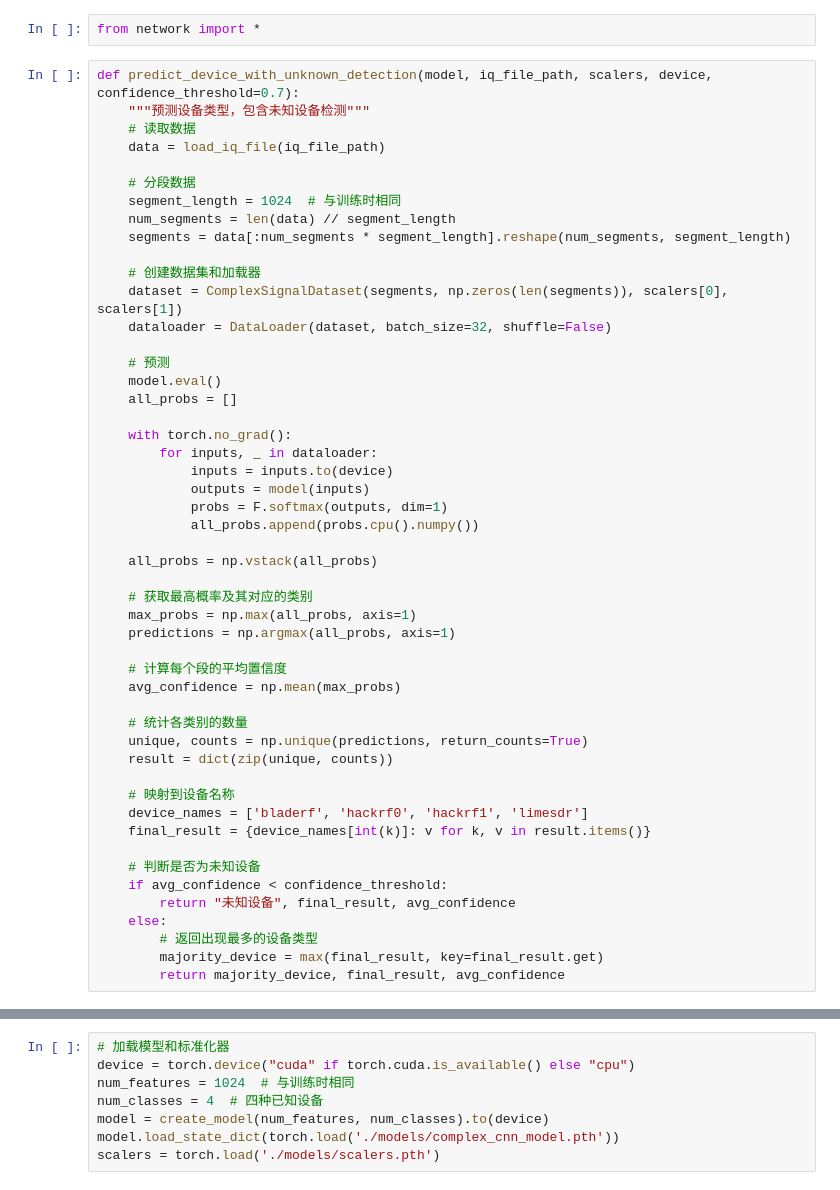
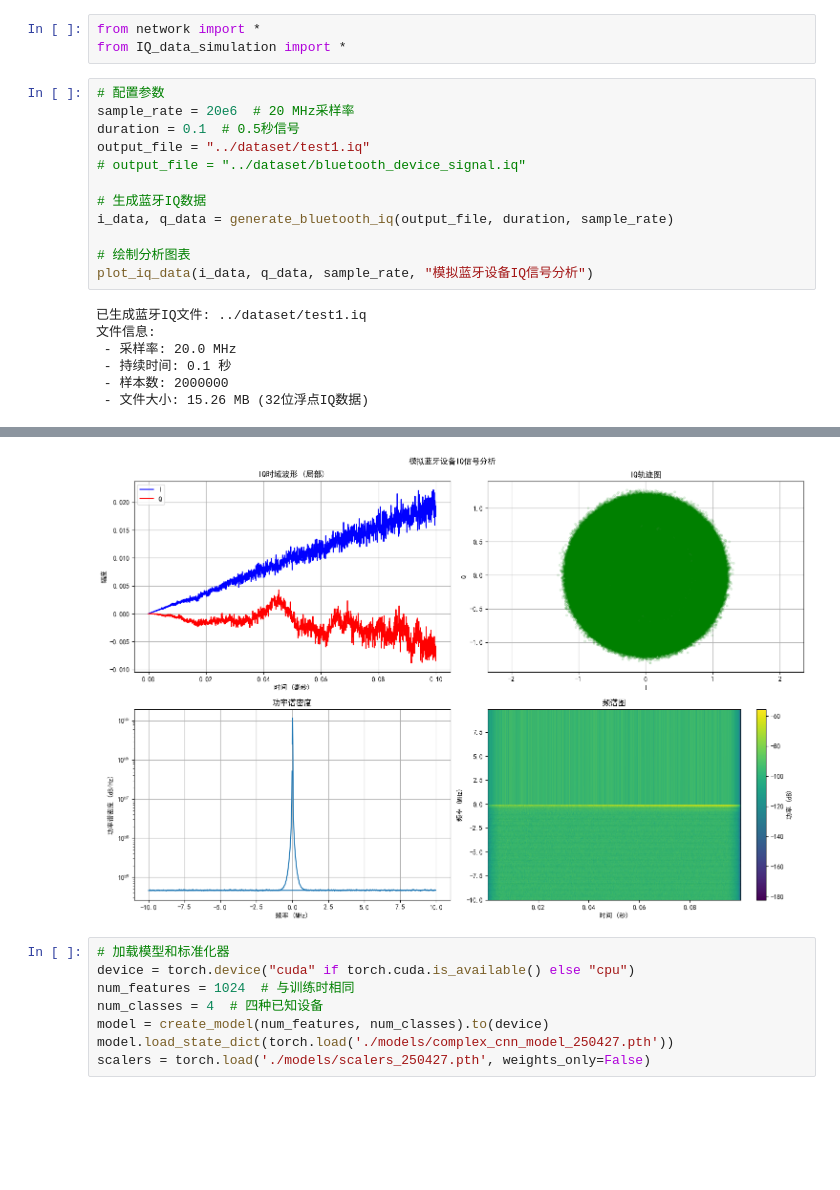
Before and after one commit to liycn/Bluetooth-RF-Fingerprint, a Jupyter notebook: model/open_set_recognition.ipynb, the cells around one changed output, grey strips where cells are left out. Drawn from its saved outputs; the diff is of its cells as text; blank space fills up the shorter version.

```diff
--- a/model/open_set_recognition.ipynb
+++ b/model/open_set_recognition.ipynb
@@ -1,52 +1,22 @@
 # %%
 from network import *
+from IQ_data_simulation import *
-# %%
-def predict_device_with_unknown_detection(model, iq_file_path, scalers, device, confidence_threshold=0.7):
-    """预测设备类型，包含未知设备检测"""
-    # 读取数据
-    data = load_iq_file(iq_file_path)
-
-    # 分段数据
-    segment_length = 1024  # 与训练时相同
-    num_segments = len(data) // segment_length
-    segments = data[:num_segments * segment_length].reshape(num_segments, segment_length)
-
-    # 创建数据集和加载器
-    dataset = ComplexSignalDataset(segments, np.zeros(len(segments)), scalers[0], scalers[1])
-    dataloader = DataLoader(dataset, batch_size=32, shuffle=False)
-
-    # 预测
-    model.eval()
-    all_probs = []
-
-    with torch.no_grad():
-        for inputs, _ in dataloader:
-            inputs = inputs.to(device)
-            outputs = model(inputs)
-            probs = F.softmax(outputs, dim=1)
-            all_probs.append(probs.cpu().numpy())
-
-    all_probs = np.vstack(all_probs)
-
-    # 获取最高概率及其对应的类别
-    max_probs = np.max(all_probs, axis=1)
-    predictions = np.argmax(all_probs, axis=1)
-
-    # 计算每个段的平均置信度
-    avg_confidence = np.mean(max_probs)
-
-    # 统计各类别的数量
-    unique, counts = np.unique(predictions, return_counts=True)
-    result = dict(zip(unique, counts))
-
-    # 映射到设备名称
-    device_names = ['bladerf', 'hackrf0', 'hackrf1', 'limesdr']
-    final_result = {device_names[int(k)]: v for k, v in result.items()}
-
-    # 判断是否为未知设备
-    if avg_confidence < confidence_threshold:
-        return "未知设备", final_result, avg_confidence
-    else:
-        # 返回出现最多的设备类型
-        majority_device = max(final_result, key=final_result.get)
-        return majority_device, final_result, avg_confidence
+# %%
+# 配置参数
+sample_rate = 20e6  # 20 MHz采样率
+duration = 0.1  # 0.5秒信号
+output_file = "../dataset/test1.iq"
+# output_file = "../dataset/bluetooth_device_signal.iq"
+
+# 生成蓝牙IQ数据
+i_data, q_data = generate_bluetooth_iq(output_file, duration, sample_rate)
+
+# 绘制分析图表
+plot_iq_data(i_data, q_data, sample_rate, "模拟蓝牙设备IQ信号分析")
+# %% [output]
+已生成蓝牙IQ文件: ../dataset/test1.iq
+文件信息:
+ - 采样率: 20.0 MHz
+ - 持续时间: 0.1 秒
+ - 样本数: 2000000
+ - 文件大小: 15.26 MB (32位浮点IQ数据)
@@ -53,10 +43,11 @@ def predict_device_with_unknown_detection(model, iq_file_path, scalers, device,
+[figure, added]
 # %%
 # 加载模型和标准化器
 device = torch.device("cuda" if torch.cuda.is_available() else "cpu")
 num_features = 1024  # 与训练时相同
 num_classes = 4  # 四种已知设备
 model = create_model(num_features, num_classes).to(device)
-model.load_state_dict(torch.load('./models/complex_cnn_model.pth'))
-scalers = torch.load('./models/scalers.pth')
+model.load_state_dict(torch.load('./models/complex_cnn_model_250427.pth'))
+scalers = torch.load('./models/scalers_250427.pth', weights_only=False)
 # %%
 # 使用模型预测未知设备
```
Also changed, not shown: parts of 3 cells of this notebook.
